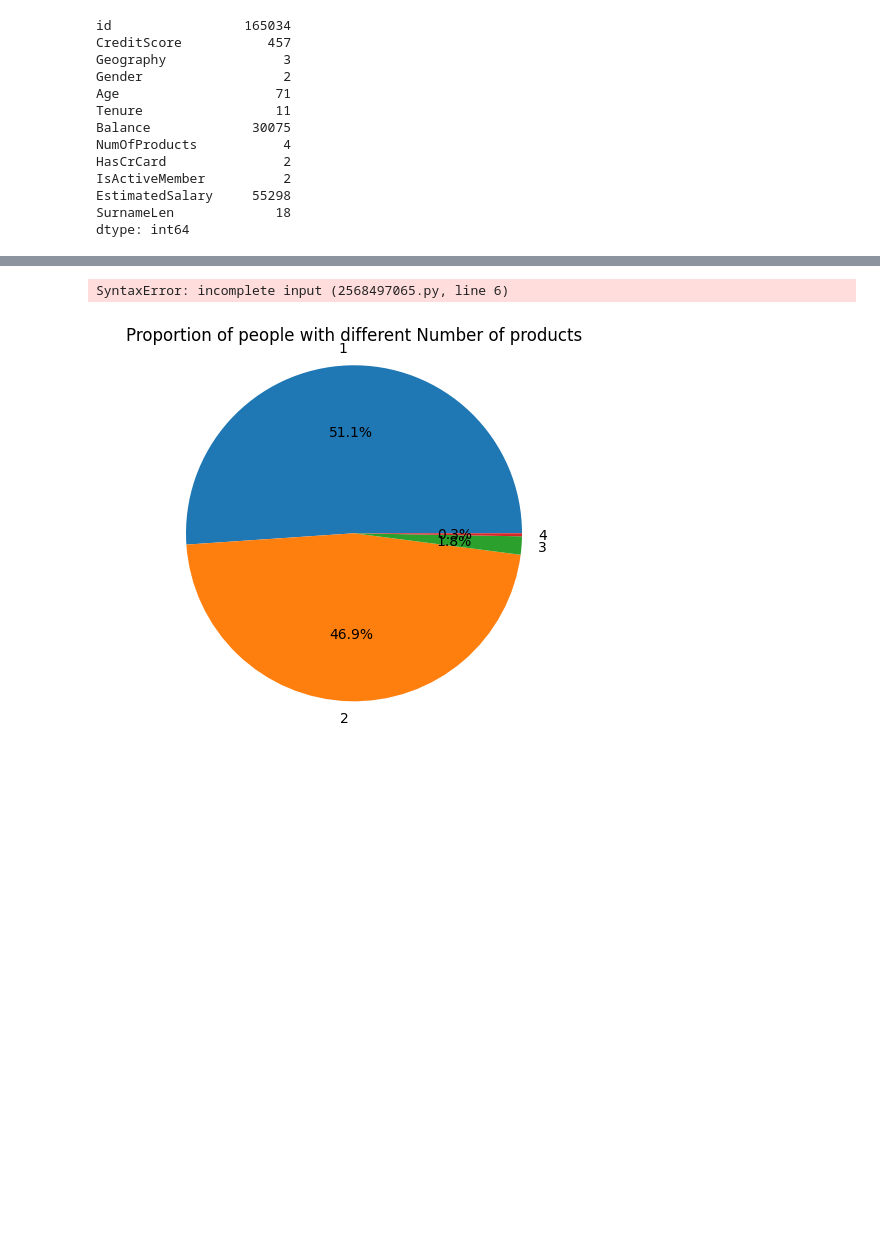
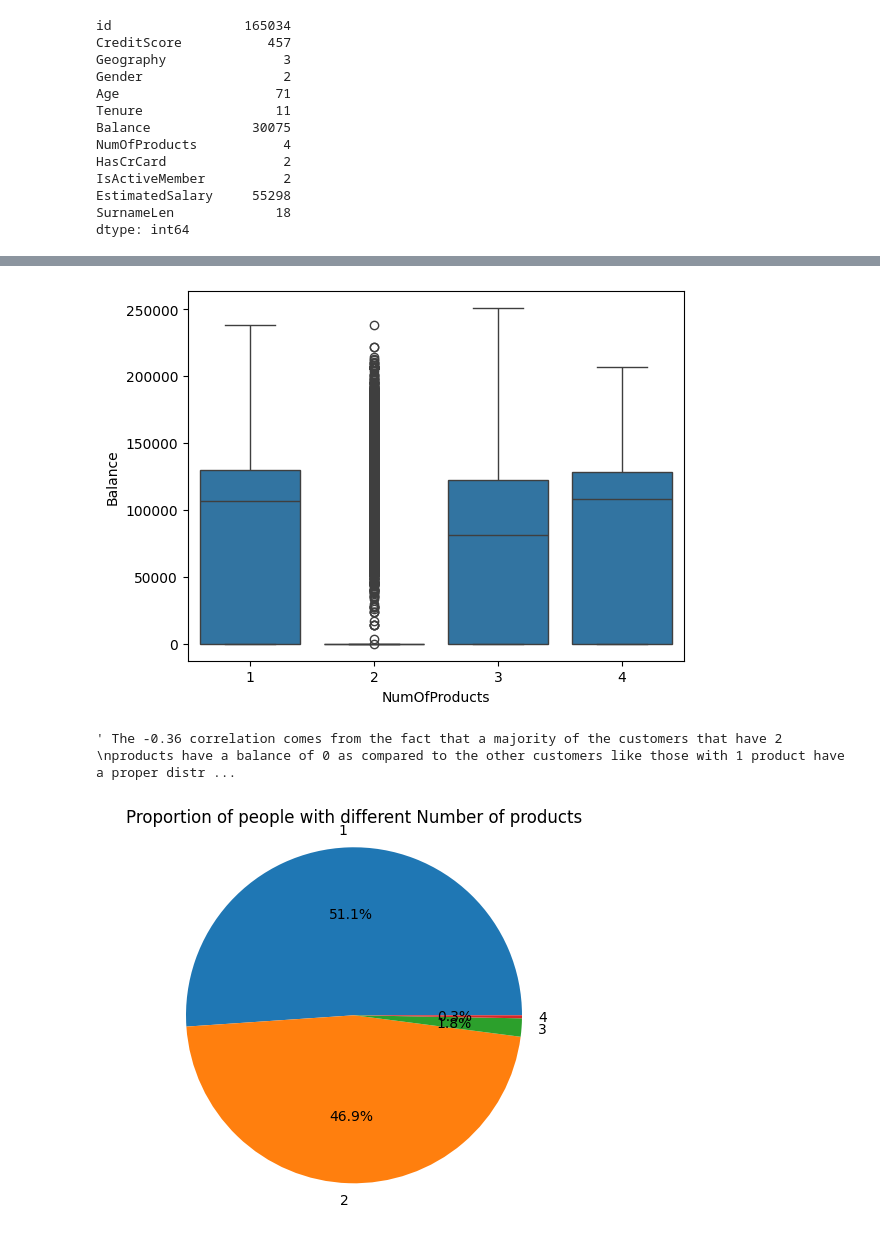
Before and after one commit to kevin51jiang/msci-546-project, a Jupyter notebook: baseline.ipynb, the cells around one changed output, grey strips where cells are left out. Saved outputs shown, nothing was run; the diff lists cells and outputs as text; code cells hidden in the pictures; blank space fills up the shorter version.

```diff
--- a/baseline.ipynb
+++ b/baseline.ipynb
@@ -14,5 +22,5 @@ df = pd.read_csv('data/train.csv')
 # Split the data into training and testing data
 # X = df.drop(['Exited', 'Surname', 'CustomerId', 'Gender', 'Geography'], axis=1)
 df['SurnameLen'] = df['Surname'].apply(lambda x: len(x))
-X = df.drop(['Exited', 'Surname', 'CustomerId'], axis=1)
+X_raw = df.drop(['Exited', 'Surname', 'CustomerId'], axis=1)
 # %%
@@ -115,16 +171,17 @@ plt.show()
 # %%
 
 # Bar and whisker plot Balance vs NumOfProducts
 
-sns.boxplot(x='NumOfProducts', y='Balance', data=X)
+sns.boxplot(x='NumOfProducts', y='Balance', data=X_raw)
 plt.show()
 
 """ The -0.36 correlation comes from the fact that a majority of the customers that have 2
 products have a balance of 0 as compared to the other customers like those with 1 product have a proper distribution of balance.
 Most customers have one or two products, that is why data points where customers have 3 or 4 products have a small effect on the correlation.
 """
 # %% [output]
+[figure, added]
-SyntaxError: incomplete input (2568497065.py, line 6)
+' The -0.36 correlation comes from the fact that a majority of the customers that have 2 \nproducts have a balance of 0 as compared to the other customers like those with 1 product have a proper distr ...
 # %%
 # Make pie chart of number of people with different number of products
 labels = '1', '2', '3', '4'
```
Also changed, not shown: parts of 20 cells of this notebook.
